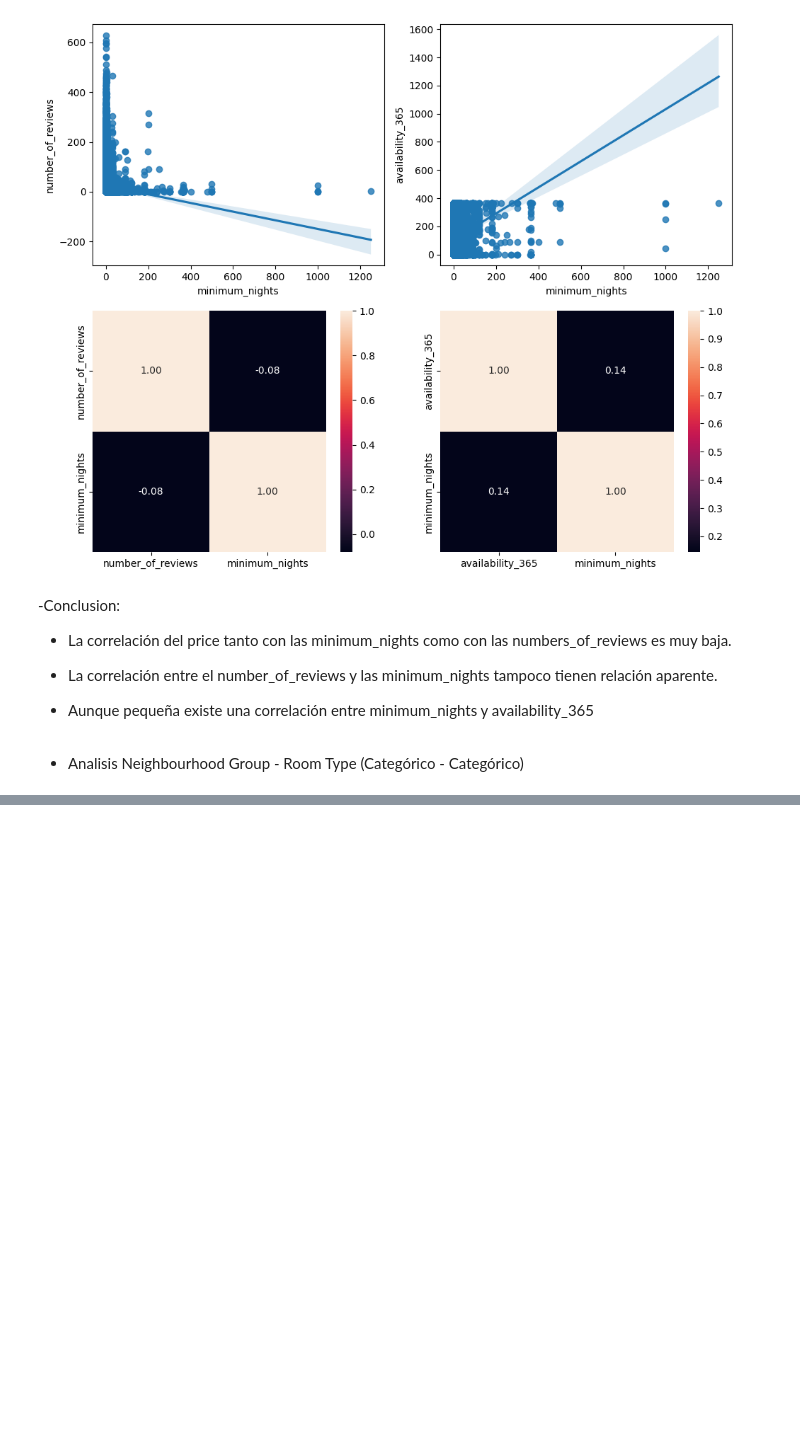
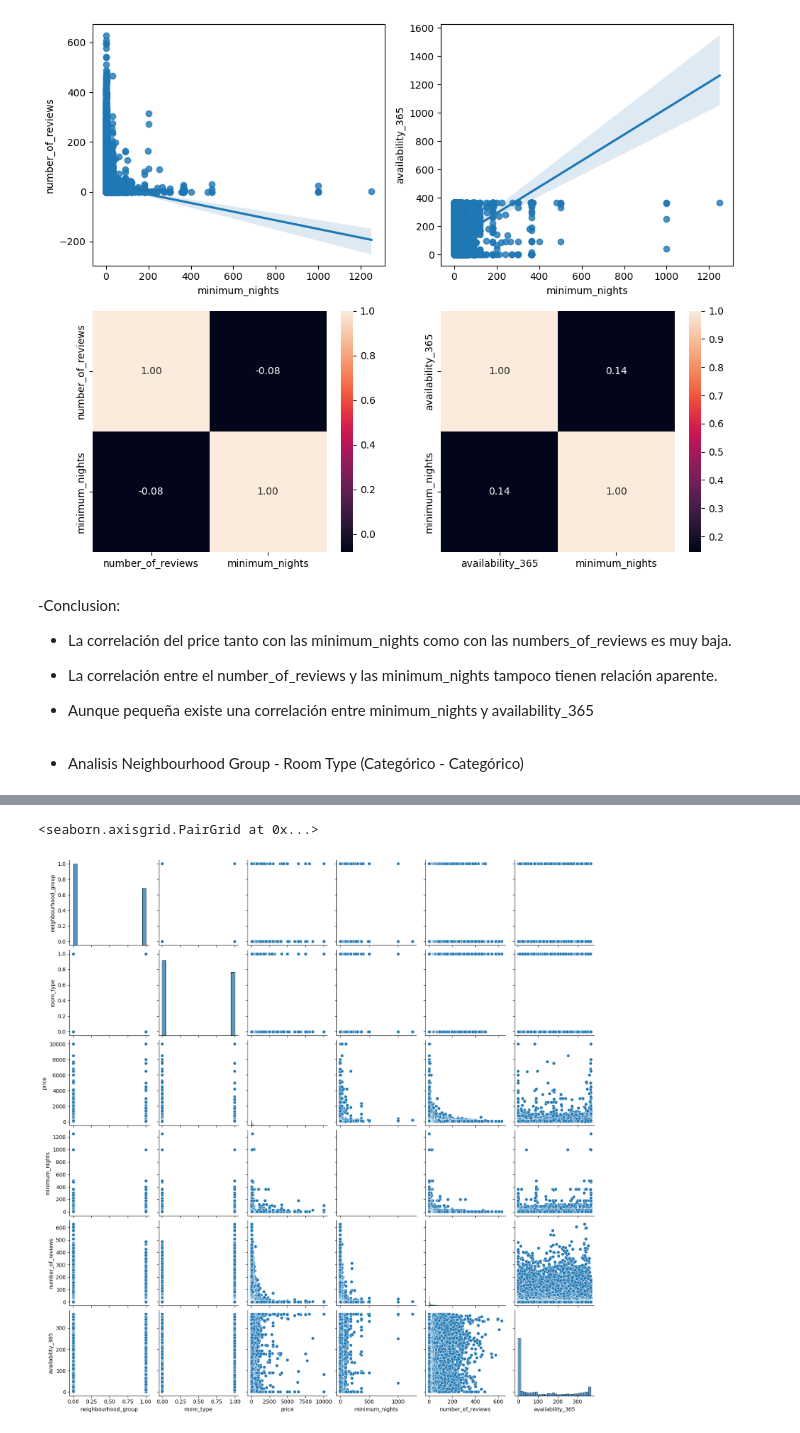
Before and after one commit to Fj-martinez33/AirBnB-NewYork, a Jupyter notebook: src/explore.ipynb, the cells around one changed output, grey strips where cells are left out. Drawn from its saved outputs; the diff is of its cells as text; code cells hidden in the pictures; blank space fills up the shorter version.

```diff
--- a/src/explore.ipynb
+++ b/src/explore.ipynb
@@ -311,0 +372,5 @@ CatCatAnalysi(data)
+# %%
+sns.pairplot(data=data)
+# %% [output]
+<seaborn.axisgrid.PairGrid at 0x...>
+[figure, added]
```
Also changed, not shown: parts of 8 cells of this notebook, 2 other files.
